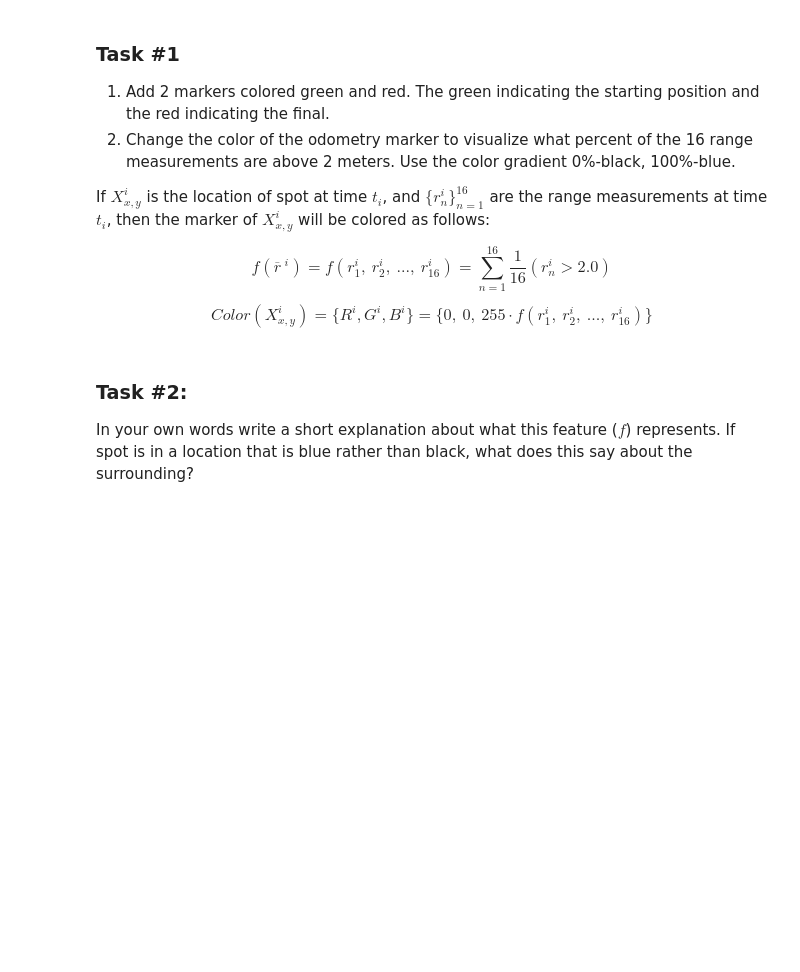
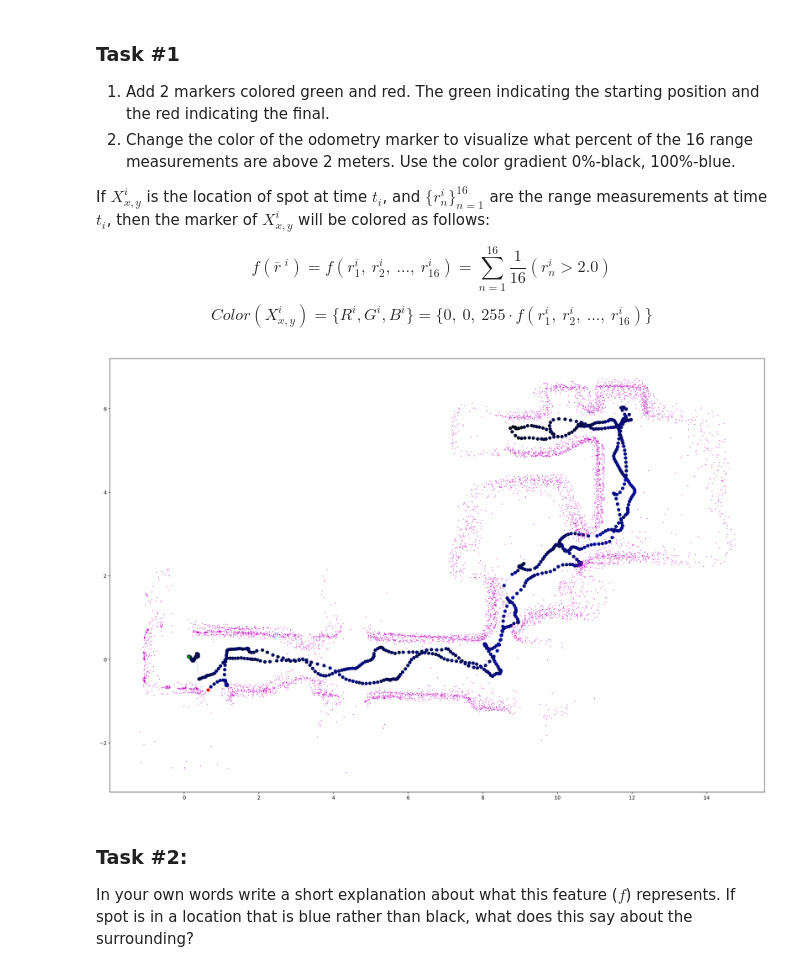
Before and after one commit to LahavBarak/data_exercise_external, a Jupyter notebook: preliminary_colab.ipynb, the cells around one changed output. Cells and saved outputs as stored; diff of their text form; code cells hidden in the pictures; blank space fills up the shorter version.

```diff
--- a/preliminary_colab.ipynb
+++ b/preliminary_colab.ipynb
@@ -143,3 +160,40 @@ Note that the color of the location markers changes as a function of time (tempo
+# %%
+import numpy as np
+import matplotlib.pyplot as plt
+
+## New Markers ##
+start = (x[0],y[0])
+end = (x[-1],y[-1])
+
+## Colored MR18 ##
+# 1. Calculate the fraction of ranges > 2.0m for every timestamp
+# (ranges > 2.0) creates a boolean mask, .mean(axis=1) averages it per row
+fractions = (ranges > 2.0).mean(axis=1)
+
+# 2. Create the RGB colors for ALL points first
+# Initialize (N, 3) array with zeros (Black)
+colors_all = np.zeros((len(x), 3))
+# Set Blue channel (index 2) to the fraction (0.0 to 1.0)
+colors_all[:, 2] = fractions
+
+# 3. Subsample the colors to match the plot slicing [::31]
+c = colors_all[::31]
+
+## Final Plot ##
+plt.figure(figsize=(24,16), dpi=200)
+# Plot Point Cloud (background)
+plt.plot(pc_x_r_[valid_inds_bool_][::31], pc_y_r_[valid_inds_bool_][::31], 'm.', markersize=1)
+# Plot Trajectory Line
+plt.plot(x[::31], y[::31], alpha=0.2)
+# Plot Trajectory Points with Black-Blue Gradient
+plt.scatter(x[::31], y[::31], color=c) # Added s=20 to make points visible
+# Plot Start/End
+plt.scatter(start[0], start[1], color="green") # Added size and zorder
+plt.scatter(end[0], end[1], color="red")
+
+plt.show()
+# %% [output]
+[figure, added]
 # %% [markdown]
 ### Task #2:
 In your own words write a short explanation about what this feature ($f$) represents. If spot is in a location that is blue rather than black, what does this say about the surrounding?
```
Also changed, not shown: parts of 19 cells of this notebook.
